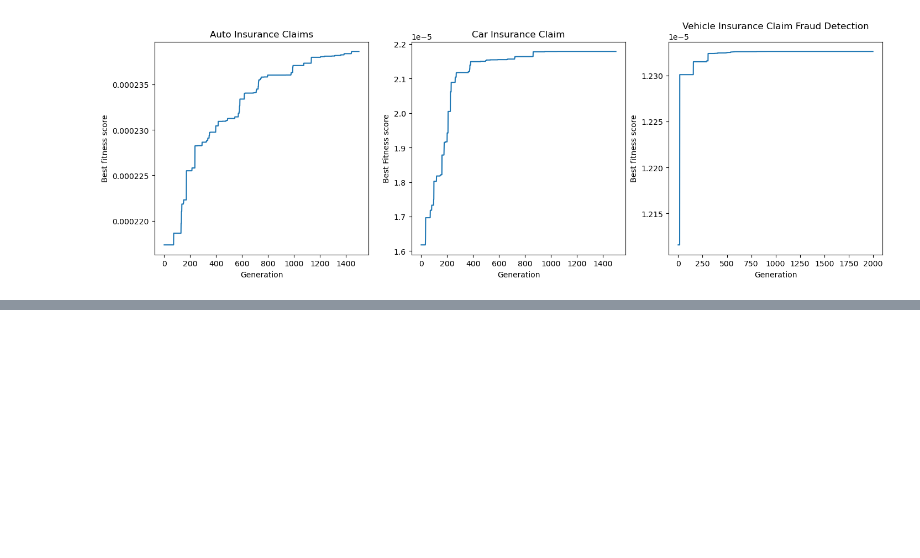
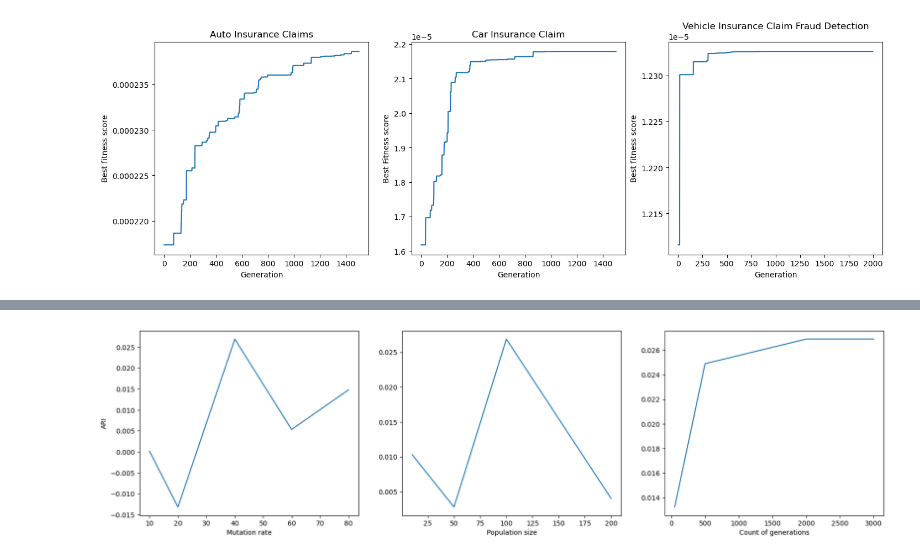
Before and after one commit to ceenaa/ga_clustering_car_insurance, a Jupyter notebook: main.ipynb, the cells around one changed output, grey strips where cells are left out. Saved outputs shown, nothing was run; the diff lists cells and outputs as text; code cells hidden in the pictures; blank space fills up the shorter version.

```diff
--- a/main.ipynb
+++ b/main.ipynb
@@ -212,7 +213,7 @@ def fitness_func(instance, solution, solution_idx):
 
 class GeneticAlgorithm:
 
-    def __init__(self, number_of_generations, population_size, number_of_genes, mutation_percent, fitness_func, genes_range, KMeans_ranges):
+    def __init__(self, number_of_generations, population_size, number_of_genes, mutation_percent, fitness_func, genes_range, KMeans_ranges, seed):
         self.number_of_generations = number_of_generations
         self.population_size = population_size
         self.number_of_genes = number_of_genes
@@ -220,16 +221,17 @@ class GeneticAlgorithm:
         self.fitness_func = fitness_func
         self.genes_range = genes_range
         self.best_solution = None
+        self.seed = seed
         self.KMeans_ranges = KMeans_ranges
-        self.convergence = np.zeros((self.number_of_generations, 1))
 
         self.choromosomes = np.zeros((self.population_size + 6, self.number_of_genes))
-        self.fitness = np.zeros((self.population_size, 1))
+        self.fitness = np.zeros((self.population_size + 6, 1))
 
     def population(self):
         for i in range(5):
             new_choromosome = []
             for j in range(self.number_of_genes):
+                np.random.seed(i+j)
                 new_choromosome.append(np.random.uniform(self.KMeans_ranges[j][0], self.KMeans_ranges[j][1]))
             self.choromosomes[i] = new_choromosome
             self.fitness[i] = self.fitness_func("", self.choromosomes[i], i)
@@ -237,6 +239,7 @@ class GeneticAlgorithm:
         for i in range(5, self.population_size):
             new_choromosome = []
             for j in range(self.number_of_genes):
+                np.random.seed(i+j)
                 new_choromosome.append(np.random.uniform(self.genes_range[j][0], self.genes_range[j][1]))
             self.choromosomes[i] = new_choromosome
             self.fitness[i] = self.fitness_func("", self.choromosomes[i], i)
@@ -253,7 +256,8 @@ class GeneticAlgorithm:
         parent_2 = self.choromosomes[second_fittest_index]
 
         # get random choromosomes and store it in parent_3
-
+        np.random.seed(self.seed)
+        self.seed += 1
         parent_3 = self.choromosomes[np.random.randint(0, self.population_size)]
 
         return parent_1, parent_2, parent_3
@@ -264,6 +268,8 @@ class GeneticAlgorithm:
         # randomly select genes from parent_1, parent_2 and parent_3
         new_choromosome = []
         for i in range(self.number_of_genes):
+            np.random.seed(self.seed)
+            self.seed += 1
             chance = np.random.randint(0, 100)
             if chance <= 50:
                 new_choromosome.append(parent_1[i])
@@ -279,15 +285,23 @@ class GeneticAlgorithm:
 
         new_chromosome_mutation1 = new_choromosome.copy()
         # mutate new choromosome by randomly changing genes
+        np.random.seed(self.seed)
+        self.seed += 1
         chance = np.random.randint(0, 100)
         # if chance <= 50:
         for i in range(self.number_of_genes):
+            np.random.seed(self.seed)
+            self.seed += 1
             chance = np.random.randint(0, 100)
 
             if chance <= self.mutation_percent:
+                np.random.seed(self.seed)
+                self.seed += 1
                 new_chromosome_mutation1[i] = np.random.uniform(self.genes_range[i][0], self.genes_range[i][1])
 
         new_chromosome_mutation2 = new_choromosome.copy()
+        np.random.seed(self.seed + 1)
+        self.seed += 1
         pos1 = np.random.randint(0, self.number_of_genes)
 
         pos2 = (pos1 + count_of_features) % self.number_of_genes
@@ -320,11 +334,11 @@ class GeneticAlgorithm:
         for i in range(self.population_size, self.population_size + self.number_of_generations):
             parent_1, parent_2, parent_3 = self.selection()
             new_choromosome = self.crossover(parent_1, parent_2, parent_3)
+            np.random.seed(i)
             if np.random.randint(0, 100) <= self.mutation_percent:
                 new_choromosome = self.mutation(new_choromosome)
             new_choromosome_fitness = self.fitness_func("", new_choromosome, i)
             self.survival(new_choromosome, new_choromosome_fitness)
-            self.convergence[i-self.population_size] = self.fitness[np.argmax(self.fitness)]
 
         self.best_solution = self.choromosomes[np.argmax(self.fitness)]
 # %%
@@ -813,0 +1168,23 @@ print(silhouette_score(X3, hc3.labels_))
+# %%
+# plot 3 plots in one figure
+
+fig, ax = plt.subplots(1, 3, figsize=(20, 5))
+
+ax[0].plot(mutation_range, res_mu)
+
+ax[0].set_xlabel('Mutation rate')
+
+ax[0].set_ylabel('ARI')
+
+ax[1].plot(population_range, res_population)
+
+ax[1].set_xlabel('Population size')
+
+ax[2].plot(generation_range, res_generation)
+
+ax[2].set_xlabel('Count of generations')
+
+
+plt.show()
+# %% [output]
+[figure, added]
```
Also changed, not shown: parts of 21 cells of this notebook, 1 other file.
